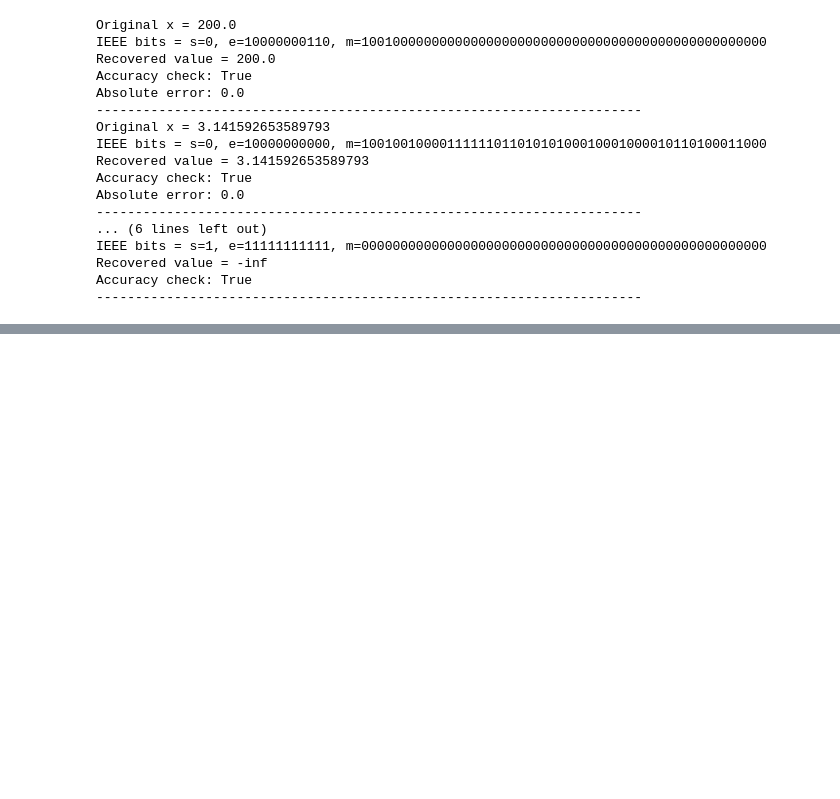
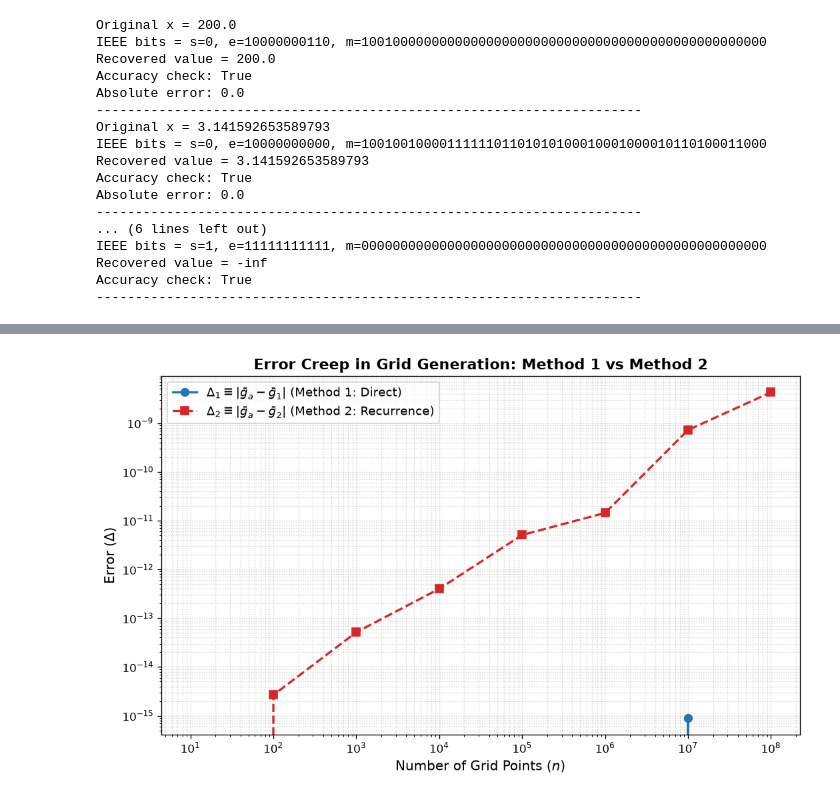
Before and after one commit to srivastava-ashutosh-physics/ashutosh_srivastava_numerical_methods_2026, a Jupyter notebook: Ashutosh_Srivastava_HW2_solution.ipynb, the cells around one changed output, grey strips where cells are left out. Cells and saved outputs as stored; diff of their text form; code cells hidden in the pictures; blank space fills up the shorter version.

```diff
--- a/Ashutosh_Srivastava_HW2_solution.ipynb
+++ b/Ashutosh_Srivastava_HW2_solution.ipynb
@@ -249,0 +319,67 @@ Accuracy check: True
+# %%
+#Qus3 (part3)
+n_values = [10, 100, 10**3, 10**4, 10**5, 10**6, 10**7, 10**8]
+delta_1 = []
+delta_2 = []
+
+a = 1.0
+b = 10.0
+g_bar_a = (a + b) / 2.0
+
+for n_val in n_values:
+    h = (b - a) / (n_val - 1)
+
+    # Method 1
+    if n_val <= 10**6:
+        g1 = method1(a, b, n_val)
+        mean_1 = np.mean(g1)
+    else:
+        # Stream chunks to prevent RAM overflow for 10^7 and 10^8
+        chunk_size = 10**6
+        total_sum = 0.0
+        for start in range(0, n_val, chunk_size):
+            end = min(start + chunk_size, n_val)
+            idx = np.arange(start, end, dtype=np.float64)
+            chunk = a + idx * h
+            if start == 0:
+                chunk[0] = a
+            if end == n_val:
+                chunk[-1] = b
+            total_sum += np.sum(chunk)
+        mean_1 = total_sum / n_val
+
+    # Method 2
+    if n_val <= 10**6:
+        g2 = method2(a, b, n_val)
+        mean_2 = np.mean(g2)
+    else:
+        # Recurrence accumulation without storing 10^8 floats
+        curr = a
+        total_sum = a
+        for _ in range(1, n_val - 1):
+            curr += h
+            total_sum += curr
+        total_sum += b
+        mean_2 = total_sum / n_val
+
+    d1 = abs(g_bar_a - mean_1)
+    d2 = abs(g_bar_a - mean_2)
+    delta_1.append(d1)
+    delta_2.append(d2)
+
+# Publication-quality log-log plot
+plt.figure(figsize=(9, 5.5), dpi=120)
+plt.loglog(n_values, delta_1, 'o-', color='#1f77b4', linewidth=2, markersize=7,
+           label=r'$\Delta_1 \equiv |\bar{g}_a - \bar{g}_1|$ (Method 1: Direct)')
+plt.loglog(n_values, delta_2, 's--', color='#d62728', linewidth=2, markersize=7,
+           label=r'$\Delta_2 \equiv |\bar{g}_a - \bar{g}_2|$ (Method 2: Recurrence)')
+
+plt.xlabel(r'Number of Grid Points ($n$)', fontsize=12)
+plt.ylabel(r'Error ($\Delta$)', fontsize=12)
+plt.title('Error Creep in Grid Generation: Method 1 vs Method 2', fontsize=13, fontweight='bold')
+plt.grid(True, which="both", ls=":", alpha=0.6)
+plt.legend(fontsize=11)
+plt.tight_layout()
+plt.show()
+# %% [output]
+[figure, added]
```
Also changed, not shown: parts of 32 cells of this notebook, 1 other file.
